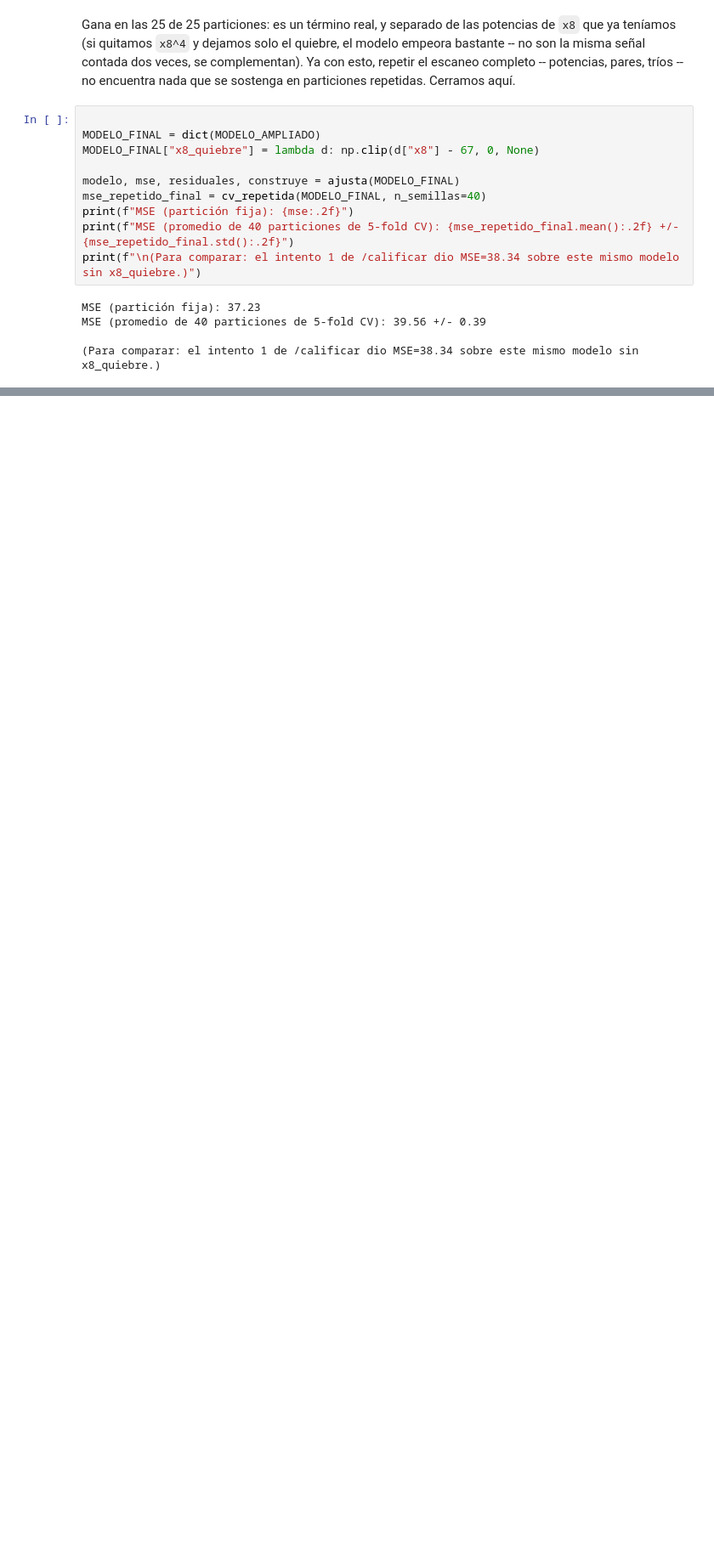
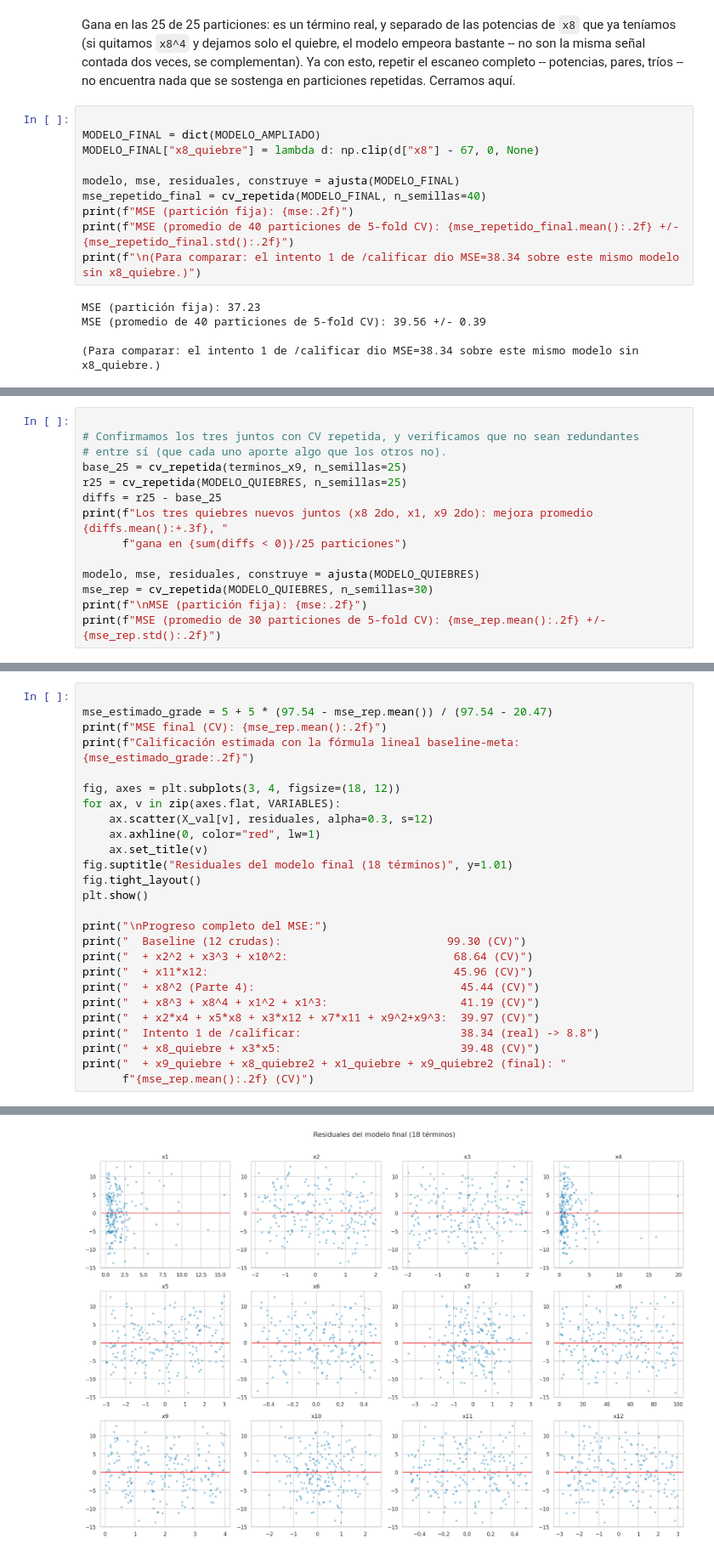
Before and after one commit to lucianoramirezs/mineria_datos, a Jupyter notebook: tareas/tarea_01_aproximacion_funcion.ipynb, the cells around one changed output, grey strips where cells are left out. Shown at 85% size. Saved outputs shown, nothing was run; the diff lists cells and outputs as text; blank space fills up the shorter version.

```diff
--- a/tareas/tarea_01_aproximacion_funcion.ipynb
+++ b/tareas/tarea_01_aproximacion_funcion.ipynb
@@ -1233,0 +1161,14 @@ Si `/validar` les marca un error, corrijan, hagan push otra vez y vuelvan a come
+# %%
+
+# Confirmamos los tres juntos con CV repetida, y verificamos que no sean redundantes
+# entre sí (que cada uno aporte algo que los otros no).
+base_25 = cv_repetida(terminos_x9, n_semillas=25)
+r25 = cv_repetida(MODELO_QUIEBRES, n_semillas=25)
+diffs = r25 - base_25
+print(f"Los tres quiebres nuevos juntos (x8 2do, x1, x9 2do): mejora promedio {diffs.mean():+.3f}, "
+      f"gana en {sum(diffs < 0)}/25 particiones")
+
+modelo, mse, residuales, construye = ajusta(MODELO_QUIEBRES)
+mse_rep = cv_repetida(MODELO_QUIEBRES, n_semillas=30)
+print(f"\nMSE (partición fija): {mse:.2f}")
+print(f"MSE (promedio de 30 particiones de 5-fold CV): {mse_rep.mean():.2f} +/- {mse_rep.std():.2f}")
@@ -1233,0 +1187,27 @@ Si `/validar` les marca un error, corrijan, hagan push otra vez y vuelvan a come
+# %%
+
+mse_estimado_grade = 5 + 5 * (97.54 - mse_rep.mean()) / (97.54 - 20.47)
+print(f"MSE final (CV): {mse_rep.mean():.2f}")
+print(f"Calificación estimada con la fórmula lineal baseline-meta: {mse_estimado_grade:.2f}")
+
+fig, axes = plt.subplots(3, 4, figsize=(18, 12))
+for ax, v in zip(axes.flat, VARIABLES):
+    ax.scatter(X_val[v], residuales, alpha=0.3, s=12)
+    ax.axhline(0, color="red", lw=1)
+    ax.set_title(v)
+fig.suptitle("Residuales del modelo final (18 términos)", y=1.01)
+fig.tight_layout()
+plt.show()
+
+print("\nProgreso completo del MSE:")
+print("  Baseline (12 crudas):                         99.30 (CV)")
+print("  + x2^2 + x3^3 + x10^2:                         68.64 (CV)")
+print("  + x11*x12:                                     45.96 (CV)")
+print("  + x8^2 (Parte 4):                               45.44 (CV)")
+print("  + x8^3 + x8^4 + x1^2 + x1^3:                    41.19 (CV)")
+print("  + x2*x4 + x5*x8 + x3*x12 + x7*x11 + x9^2+x9^3:  39.97 (CV)")
+print("  Intento 1 de /calificar:                        38.34 (real) -> 8.8")
+print("  + x8_quiebre + x3*x5:                           39.48 (CV)")
+print("  + x9_quiebre + x8_quiebre2 + x1_quiebre + x9_quiebre2 (final): "
+      f"{mse_rep.mean():.2f} (CV)")
+# %% [output]
@@ -1233,0 +1216 @@ Si `/validar` les marca un error, corrijan, hagan push otra vez y vuelvan a come
+[figure, added]
```
Also changed, not shown: parts of 14 cells of this notebook, 1 other file.
